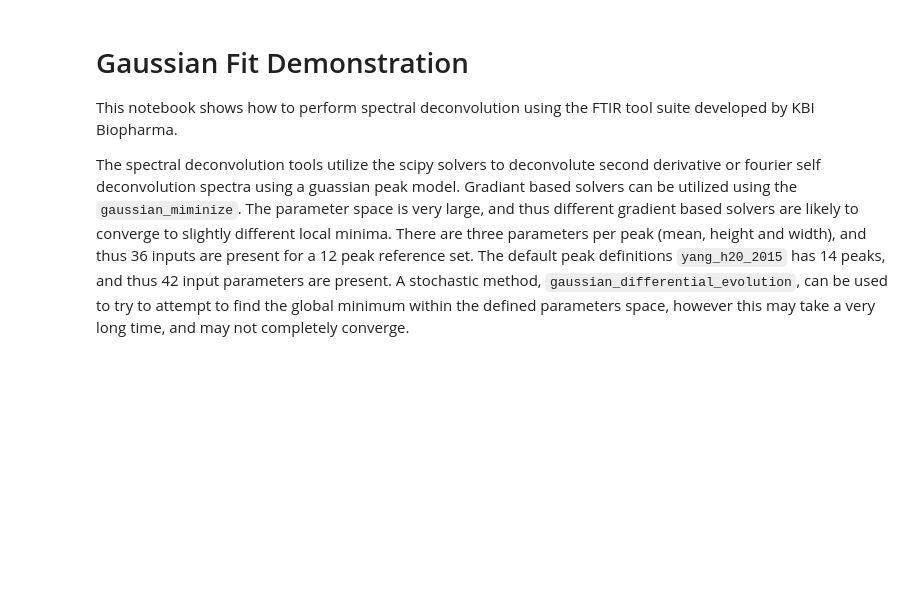
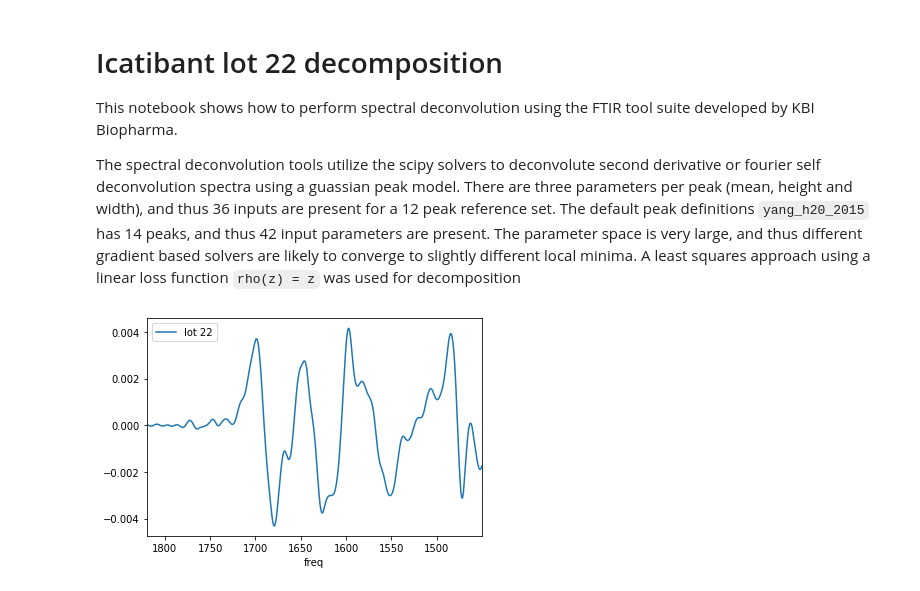
Before and after one commit to liljerri/ftir_data_analytics, a Jupyter notebook: scripts/nikki data/icatibant lot 22.ipynb, the cells around one changed output. Drawn from its saved outputs; the diff is of its cells as text; code cells hidden in the pictures; blank space fills up the shorter version.

```diff
--- a/scripts/nikki data/icatibant lot 22.ipynb
+++ b/scripts/nikki data/icatibant lot 22.ipynb
@@ -1,23 +1,26 @@
 # %% [markdown]
-# Gaussian Fit Demonstration
+# Icatibant lot 22 decomposition
 
 This notebook shows how to perform spectral deconvolution using the FTIR tool suite developed by KBI Biopharma.
 
-The spectral deconvolution tools utilize the scipy solvers to deconvolute second derivative or fourier self deconvolution spectra using a guassian peak model. Gradiant based solvers can be utilized using the `gaussian_miminize`. The parameter space is very large, and thus different gradient based solvers are likely to converge to slightly different local minima. There are three parameters per peak (mean, height and width), and thus 36 inputs are present for a 12 peak reference set. The default peak definitions `yang_h20_2015` has 14 peaks, and thus 42 input parameters are present. A stochastic method, `gaussian_differential_evolution`, can be used to try to attempt to find the global minimum within the defined parameters space, however this may take a very long time, and may not completely converge.
+The spectral deconvolution tools utilize the scipy solvers to deconvolute second derivative or fourier self deconvolution spectra using a guassian peak model. There are three parameters per peak (mean, height and width), and thus 36 inputs are present for a 12 peak reference set. The default peak definitions `yang_h20_2015` has 14 peaks, and thus 42 input parameters are present. The parameter space is very large, and thus different gradient based solvers are likely to converge to slightly different local minima. A least squares approach using a linear loss function `rho(z) = z` was used for decomposition
 # %%
 # imports
 %matplotlib inline
 import os
 import pandas as pd
 from ftir.modeling.buffer_subtraction import find_buffer_subtraction_constant, buffer_subtract
 from ftir.modeling.peak_fitting import gaussian_minimize, gaussian_differential_evolution, gaussian_least_squares
 from ftir.modeling.peak_fitting import secondary_structure, create_fit_plots, gaussian_list, sd_baseline_correction
-from ftir.modeling.peak_definitions import yang_h20_2015
+from ftir.modeling.peak_definitions import yang_h20_2015, dong_h2o_1990
 from ftir.io.utils import create_df_from_single_file
 
-# get some data
+# get the data
 os.getcwd()
 raw_data_filename = os.path.abspath("./20191009_nsm_Icatibant/2Der/22_0 2Der.txt")
 rawData_df = pd.read_csv(raw_data_filename, header=None)
 rawData_df.rename(columns={0: "freq", 1: "lot 22"}, inplace=True)
 sample_names = list(rawData_df.columns)[1:]
+rawData_df[(rawData_df['freq'] > 1450) & (rawData_df['freq'] < 1820)].plot.line(x='freq', y='lot 22').invert_xaxis()
+# %% [output]
+[figure, added]
```
Also changed, not shown: parts of 19 cells of this notebook, 5 other files.
